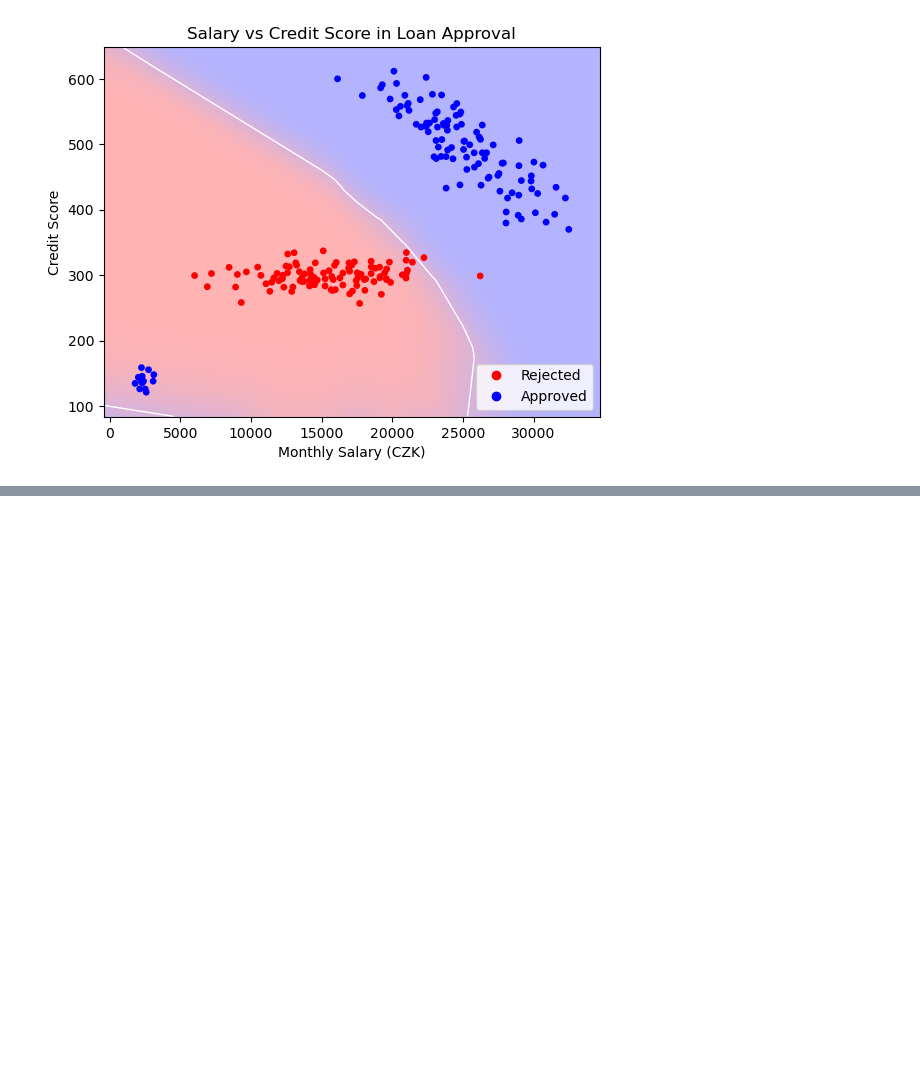
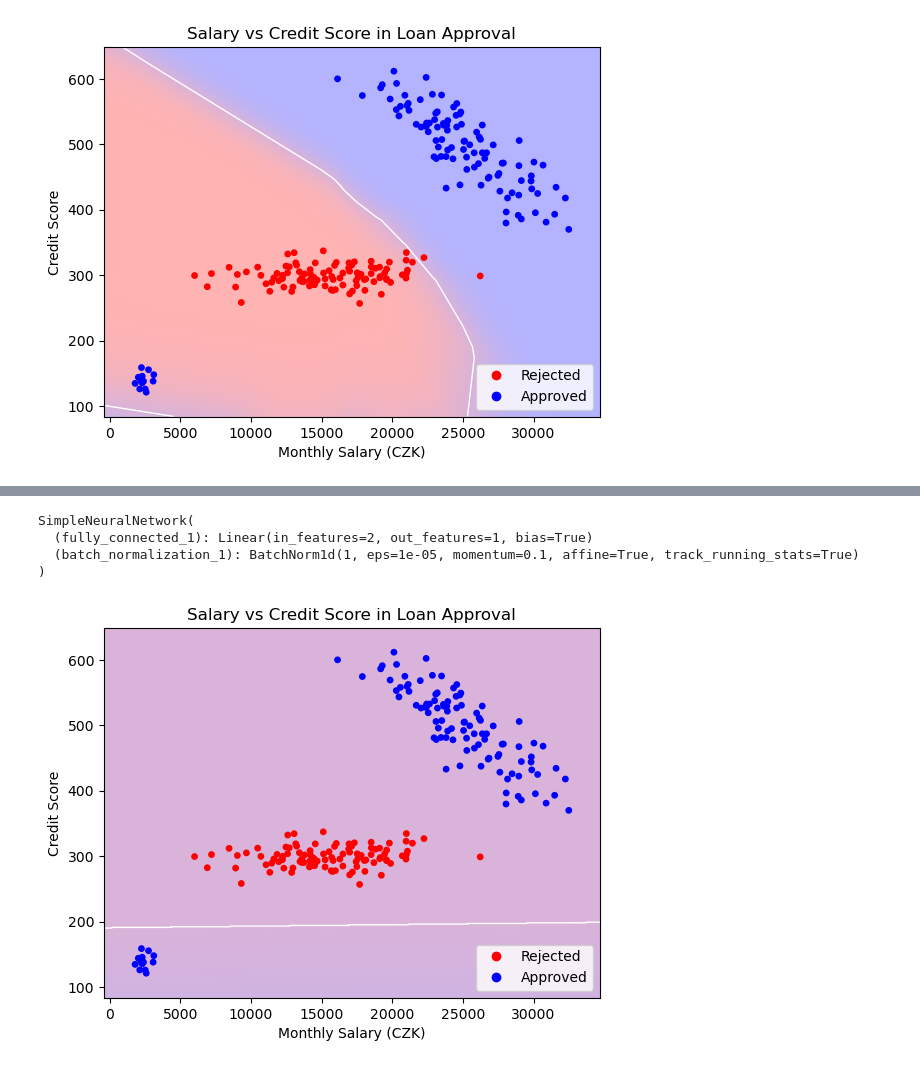
Before and after one commit to nickobard/ai-summer-school, a Jupyter notebook: data_poisoning.ipynb, the cells around one changed output, grey strips where cells are left out. Drawn from its saved outputs; the diff is of its cells as text; code cells hidden in the pictures; blank space fills up the shorter version.

```diff
--- a/data_poisoning.ipynb
+++ b/data_poisoning.ipynb
@@ -185,5 +194,5 @@ def train(model, X, y):
             loss.backward()
             optimizer.step()
 # %%
-nn_model = SimpleNN()
+nn_model = NeuralNetwork()
 train(nn_model, X_train, y_train)
@@ -224,5 +242,5 @@ plot_decision_boundary(X_poisoned, y_poisoned, log_reg_model_poisoned, reveres_p
 # %% [output]
 [figure]
 # %%
-nn_model_poisoned = SimpleNN()
+nn_model_poisoned = NeuralNetwork()
 train(nn_model_poisoned, X_poisoned, y_poisoned)
@@ -234,0 +281,30 @@ plot_decision_boundary(X_poisoned, y_poisoned, nn_model_poisoned)
+# %%
+class SimpleNeuralNetwork(nn.Module):
+    def __init__(self):
+        super().__init__()
+        self.fully_connected_1 = nn.Linear(2, 1)
+        self.batch_normalization_1 = nn.BatchNorm1d(1)
+
+    def forward(self, x):
+        x = F.relu(self.batch_normalization_1(self.fully_connected_1(x)))
+        x = torch.sigmoid(x)
+        return x
+
+    def predict_proba(self, x):
+        x_tensor = torch.tensor(x, dtype=torch.float32)
+        with torch.no_grad():
+            probabilities = self(x_tensor)
+            predictions = probabilities.detach().numpy()
+        return predictions
+# %%
+simple_nn_model = SimpleNeuralNetwork()
+train(simple_nn_model, X_poisoned, y_poisoned, epochs=300)
+# %% [output]
+SimpleNeuralNetwork(
+  (fully_connected_1): Linear(in_features=2, out_features=1, bias=True)
+  (batch_normalization_1): BatchNorm1d(1, eps=1e-05, momentum=0.1, affine=True, track_running_stats=True)
+)
+# %%
+plot_decision_boundary(X_poisoned, y_poisoned, simple_nn_model)
+# %% [output]
+[figure, added]
```
Also changed, not shown: parts of 13 cells of this notebook, 1 other file.
